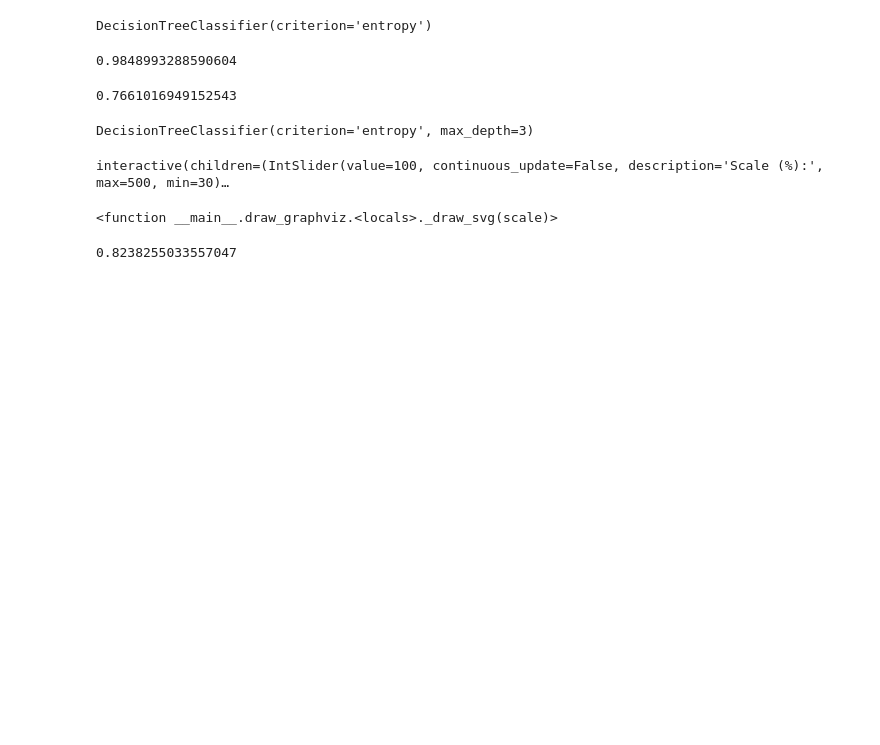
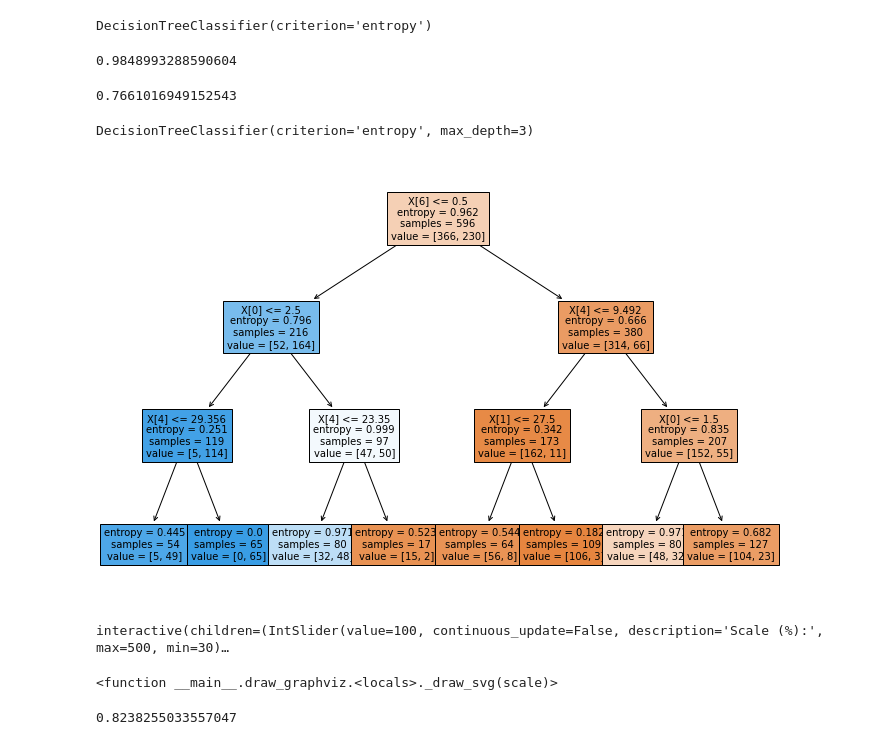
Before and after one commit to AndreyKurdyubov/Stepik_introML, a Jupyter notebook: titanic_work.ipynb, the cells around one changed output. Drawn from its saved outputs; the diff is of its cells as text; code cells hidden in the pictures; blank space fills up the shorter version.

Commit message:
try tuning max_depth of tree

```diff
--- a/titanic_work.ipynb
+++ b/titanic_work.ipynb
@@ -214,6 +214,11 @@ clf1 = tree.DecisionTreeClassifier(criterion='entropy', max_depth=3)
 clf1.fit(X_train, y_train)
 # %% [output]
 DecisionTreeClassifier(criterion='entropy', max_depth=3)
+# %%
+plt.figure(figsize=(12,8))
+tree.plot_tree(clf1, filled=True, fontsize=10);
+# %% [output]
+[figure, added]
 # %%
 graph1 = tree.export_graphviz(clf1, out_file=None, feature_names=list(X), class_names=["Died", "Survived"], filled=True)
 draw_graphviz(graph1)
```
Also changed, not shown: parts of 14 cells of this notebook.
